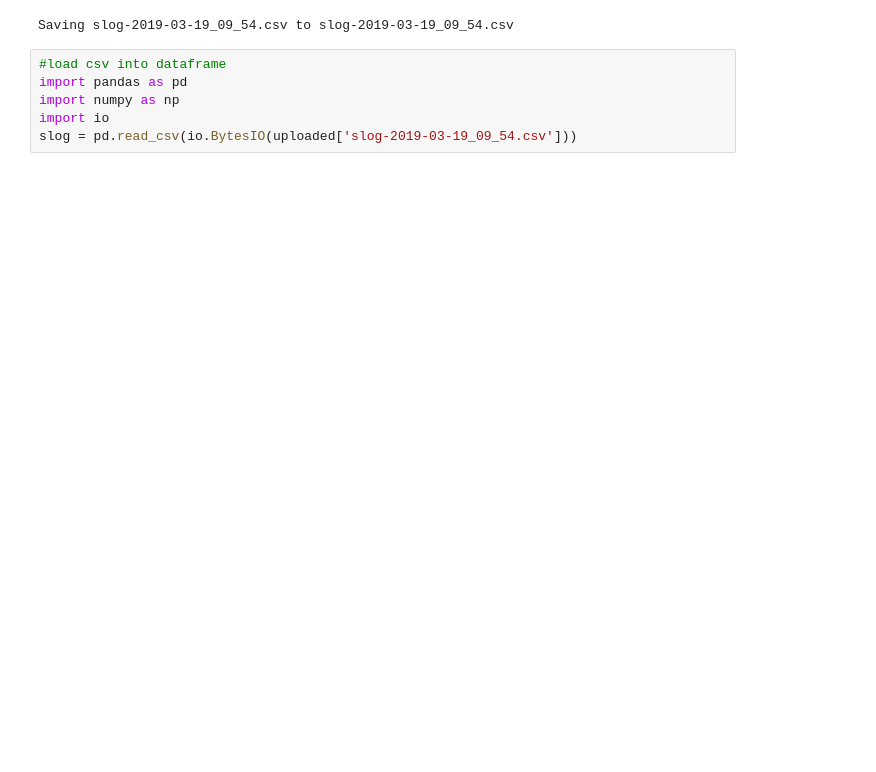
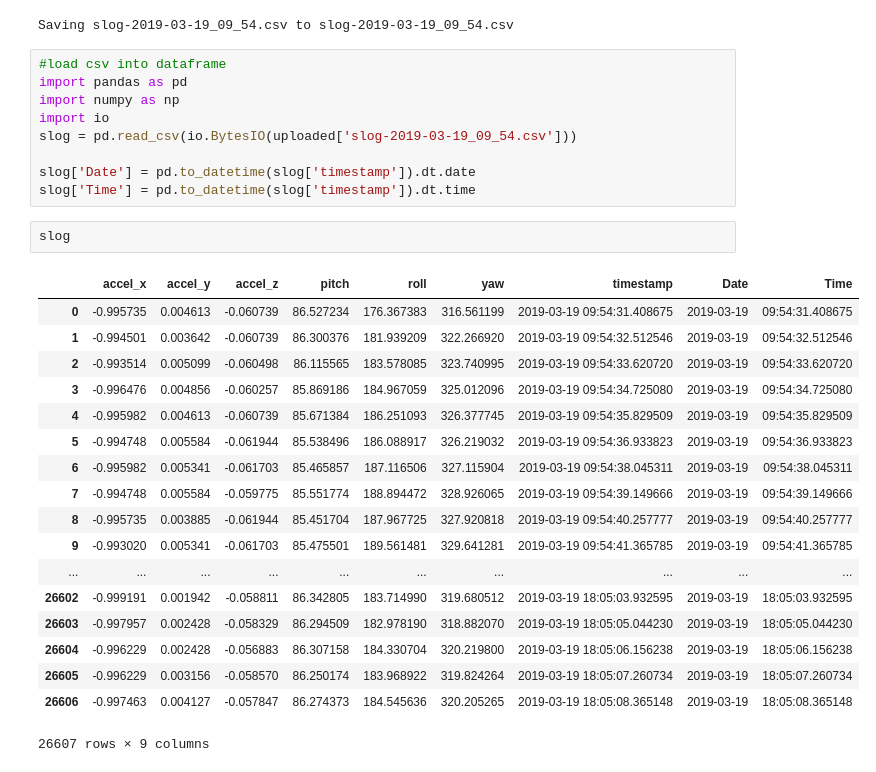
Before and after one commit to 9kitsune/pi-g, a Jupyter notebook: pi_g_analysis.ipynb, the cells around one changed output. Saved outputs shown, nothing was run; the diff lists cells and outputs as text; blank space fills up the shorter version.

```diff
--- a/pi_g_analysis.ipynb
+++ b/pi_g_analysis.ipynb
@@ -17,3 +17,27 @@ import pandas as pd
 import numpy as np
 import io
 slog = pd.read_csv(io.BytesIO(uploaded['slog-2019-03-19_09_54.csv']))
+
+slog['Date'] = pd.to_datetime(slog['timestamp']).dt.date
+slog['Time'] = pd.to_datetime(slog['timestamp']).dt.time
+# %%
+slog
+# %% [output]
+|  | accel_x | accel_y | accel_z | pitch | roll | yaw | timestamp | Date | Time |
+| 0 | -0.995735 | 0.004613 | -0.060739 | 86.527234 | 176.367383 | 316.561199 | 2019-03-19 09:54:31.408675 | 2019-03-19 | 09:54:31.408675 |
+| 1 | -0.994501 | 0.003642 | -0.060739 | 86.300376 | 181.939209 | 322.266920 | 2019-03-19 09:54:32.512546 | 2019-03-19 | 09:54:32.512546 |
+| 2 | -0.993514 | 0.005099 | -0.060498 | 86.115565 | 183.578085 | 323.740995 | 2019-03-19 09:54:33.620720 | 2019-03-19 | 09:54:33.620720 |
+| 3 | -0.996476 | 0.004856 | -0.060257 | 85.869186 | 184.967059 | 325.012096 | 2019-03-19 09:54:34.725080 | 2019-03-19 | 09:54:34.725080 |
+| 4 | -0.995982 | 0.004613 | -0.060739 | 85.671384 | 186.251093 | 326.377745 | 2019-03-19 09:54:35.829509 | 2019-03-19 | 09:54:35.829509 |
+| 5 | -0.994748 | 0.005584 | -0.061944 | 85.538496 | 186.088917 | 326.219032 | 2019-03-19 09:54:36.933823 | 2019-03-19 | 09:54:36.933823 |
+| 6 | -0.995982 | 0.005341 | -0.061703 | 85.465857 | 187.116506 | 327.115904 | 2019-03-19 09:54:38.045311 | 2019-03-19 | 09:54:38.045311 |
+| 7 | -0.994748 | 0.005584 | -0.059775 | 85.551774 | 188.894472 | 328.926065 | 2019-03-19 09:54:39.149666 | 2019-03-19 | 09:54:39.149666 |
+| 8 | -0.995735 | 0.003885 | -0.061944 | 85.451704 | 187.967725 | 327.920818 | 2019-03-19 09:54:40.257777 | 2019-03-19 | 09:54:40.257777 |
+| 9 | -0.993020 | 0.005341 | -0.061703 | 85.475501 | 189.561481 | 329.641281 | 2019-03-19 09:54:41.365785 | 2019-03-19 | 09:54:41.365785 |
+| ... | ... | ... | ... | ... | ... | ... | ... | ... | ... |
+| 26602 | -0.999191 | 0.001942 | -0.058811 | 86.342805 | 183.714990 | 319.680512 | 2019-03-19 18:05:03.932595 | 2019-03-19 | 18:05:03.932595 |
+| 26603 | -0.997957 | 0.002428 | -0.058329 | 86.294509 | 182.978190 | 318.882070 | 2019-03-19 18:05:05.044230 | 2019-03-19 | 18:05:05.044230 |
+| 26604 | -0.996229 | 0.002428 | -0.056883 | 86.307158 | 184.330704 | 320.219800 | 2019-03-19 18:05:06.156238 | 2019-03-19 | 18:05:06.156238 |
+| 26605 | -0.996229 | 0.003156 | -0.058570 | 86.250174 | 183.968922 | 319.824264 | 2019-03-19 18:05:07.260734 | 2019-03-19 | 18:05:07.260734 |
+| 26606 | -0.997463 | 0.004127 | -0.057847 | 86.274373 | 184.545636 | 320.205265 | 2019-03-19 18:05:08.365148 | 2019-03-19 | 18:05:08.365148 |
+26607 rows × 9 columns
```
